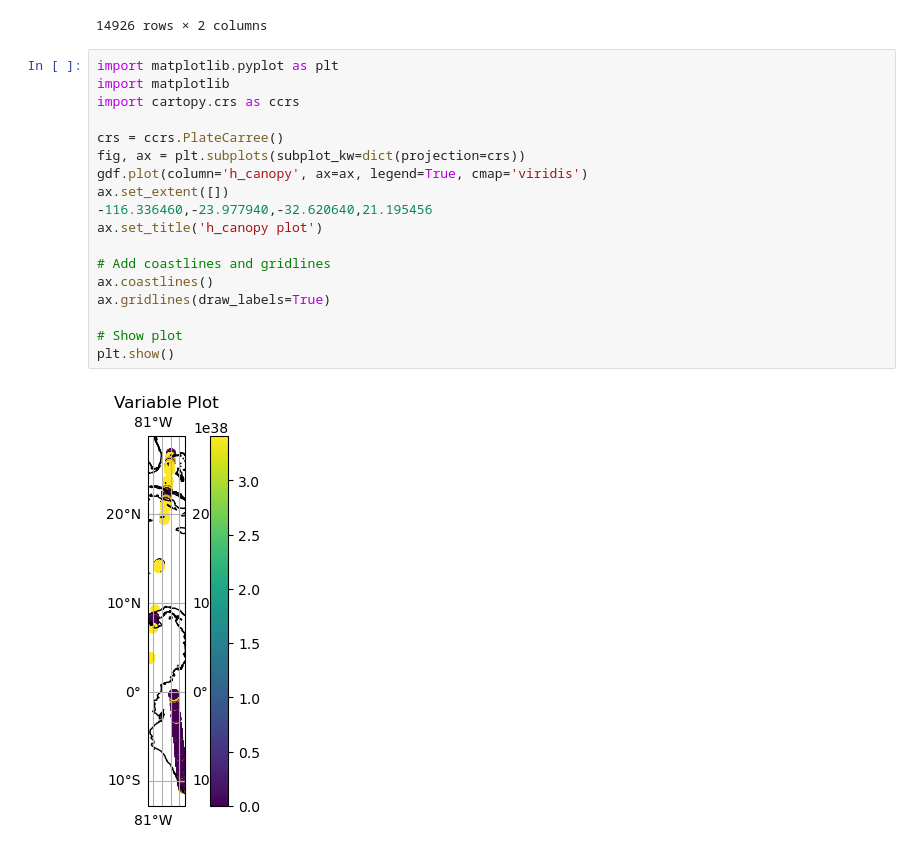
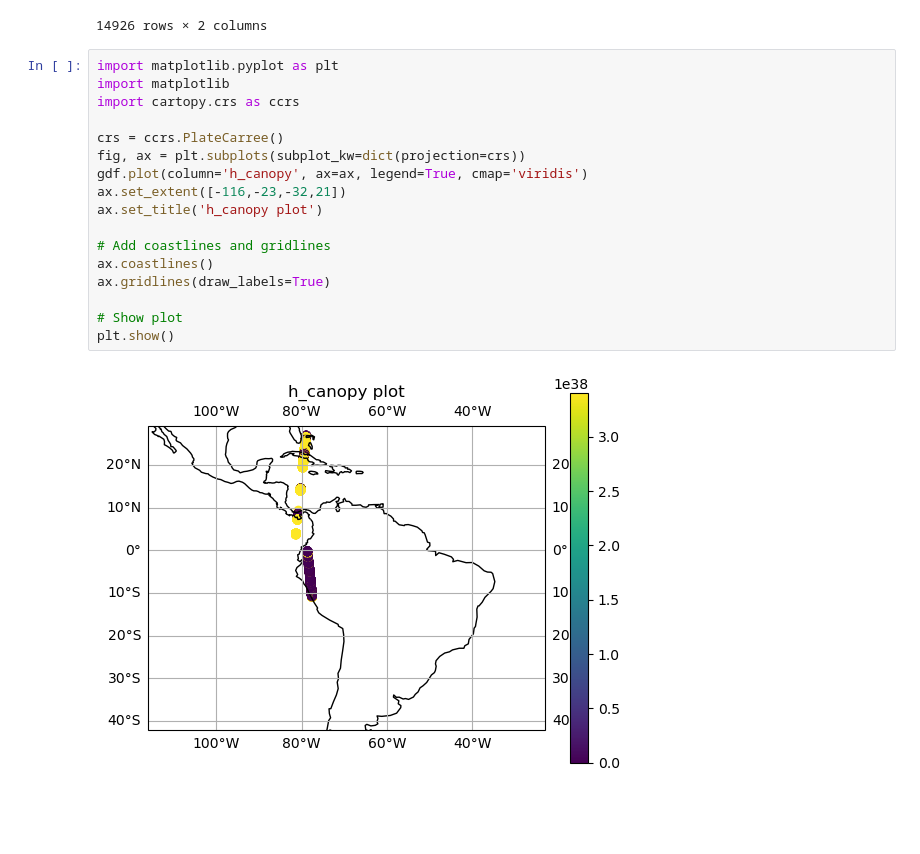
Before and after one commit to developmentseed/icesat-parquet, a Jupyter notebook: atl08_earthaccess.ipynb, the cells around one changed output. Cells and saved outputs as stored; diff of their text form; blank space fills up the shorter version.

```diff
--- a/atl08_earthaccess.ipynb
+++ b/atl08_earthaccess.ipynb
@@ -403,20 +403,19 @@ gdf
 # %%
 import matplotlib.pyplot as plt
 import matplotlib
 import cartopy.crs as ccrs
 
 crs = ccrs.PlateCarree()
 fig, ax = plt.subplots(subplot_kw=dict(projection=crs))
 gdf.plot(column='h_canopy', ax=ax, legend=True, cmap='viridis')
-ax.set_extent([])
--116.336460,-23.977940,-32.620640,21.195456
+ax.set_extent([-116,-23,-32,21])
 ax.set_title('h_canopy plot')
 
 # Add coastlines and gridlines
 ax.coastlines()
 ax.gridlines(draw_labels=True)
 
 # Show plot
 plt.show()
 # %% [output]
-[figure, old version]
+[figure, new version]
```
Also changed, not shown: 1 other file.
